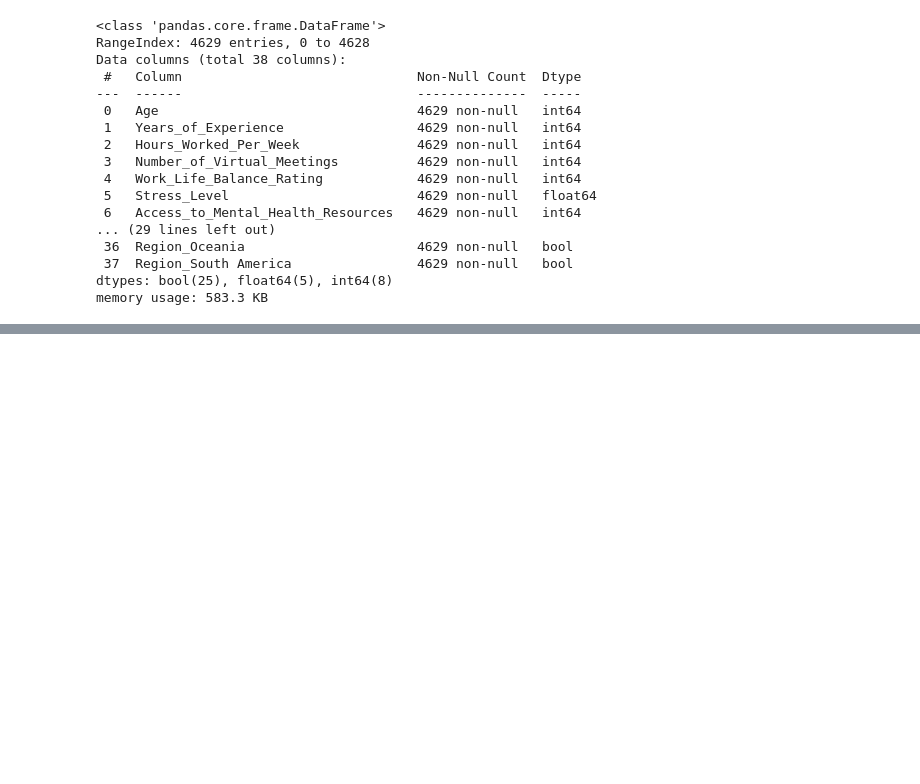
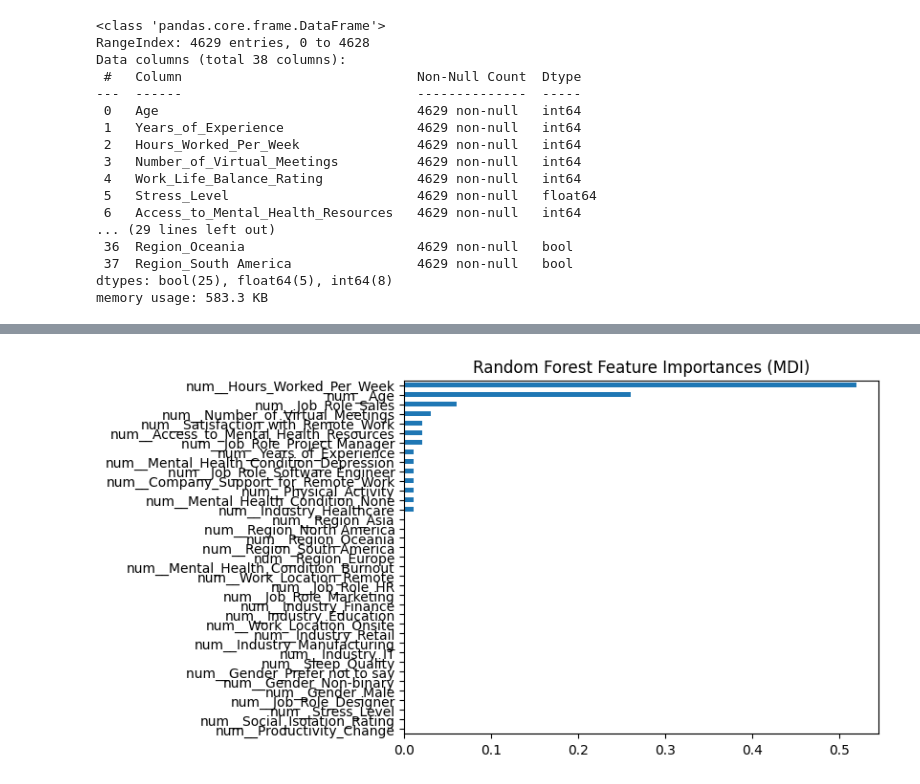
Before and after one commit to makenamecham/Final-Project-MATH-4400, a Jupyter notebook: SHAPanalysis.ipynb, the cells around one changed output, grey strips where cells are left out. Saved outputs shown, nothing was run; the diff lists cells and outputs as text; code cells hidden in the pictures; blank space fills up the shorter version.

```diff
--- a/SHAPanalysis.ipynb
+++ b/SHAPanalysis.ipynb
@@ -85,9 +88,13 @@ numeric_transformer = StandardScaler()
 preProcess = ColumnTransformer(
     transformers=[('num', numeric_transformer, numerical_features)])
 
-pipeline = Pipeline([('preprocess', preProcess),
-                     ('classifier', RandomForestClassifier())])
+pipeline = Pipeline([
+    ('preprocess', preProcess),
+    ('regressor', RandomForestRegressor())
+])
 
-param_grid = [{'classifier': [RandomForestClassifier()],
+print(preProcess.fit_transform(x_train))
+
+param_grid = [{'regressor': [RandomForestRegressor()],
                'regressor__max_depth': [1, 2, 3, 4],
               'regressor__n_estimators': [100, 500]}]
@@ -101,0 +167,6 @@ KeyboardInterrupt
+# %%
+best_model = gridSearch.best_estimator_
+
+y_pred = best_model.predict(x_val)
+print(r2_score(y_val, y_pred))
+print(mean_squared_error(y_val, y_pred))
@@ -101,0 +205,4 @@ KeyboardInterrupt
+# %%
+rf = best_model.named_steps['regressor']
+preprocessor = best_model.named_steps["preprocess"]
+rf
@@ -101,0 +211,6 @@ KeyboardInterrupt
+# %%
+# adjust "preprocessor" as needed
+if hasattr(preprocessor, 'get_feature_names_out'):
+    feature_names = preprocessor.get_feature_names_out()
+else:
+    feature_names = preprocessor.get_feature_names()
@@ -101,0 +240,10 @@ KeyboardInterrupt
+# %%
+mdi_importances = pd.Series(rf.feature_importances_,
+                            index=feature_names).sort_values(ascending=True)
+
+# Plot the importances
+ax = mdi_importances.plot.barh()
+ax.set_title("Random Forest Feature Importances (MDI)")
+plt.show()
+# %% [output]
+[figure, added]
```
Also changed, not shown: parts of 14 cells of this notebook.
